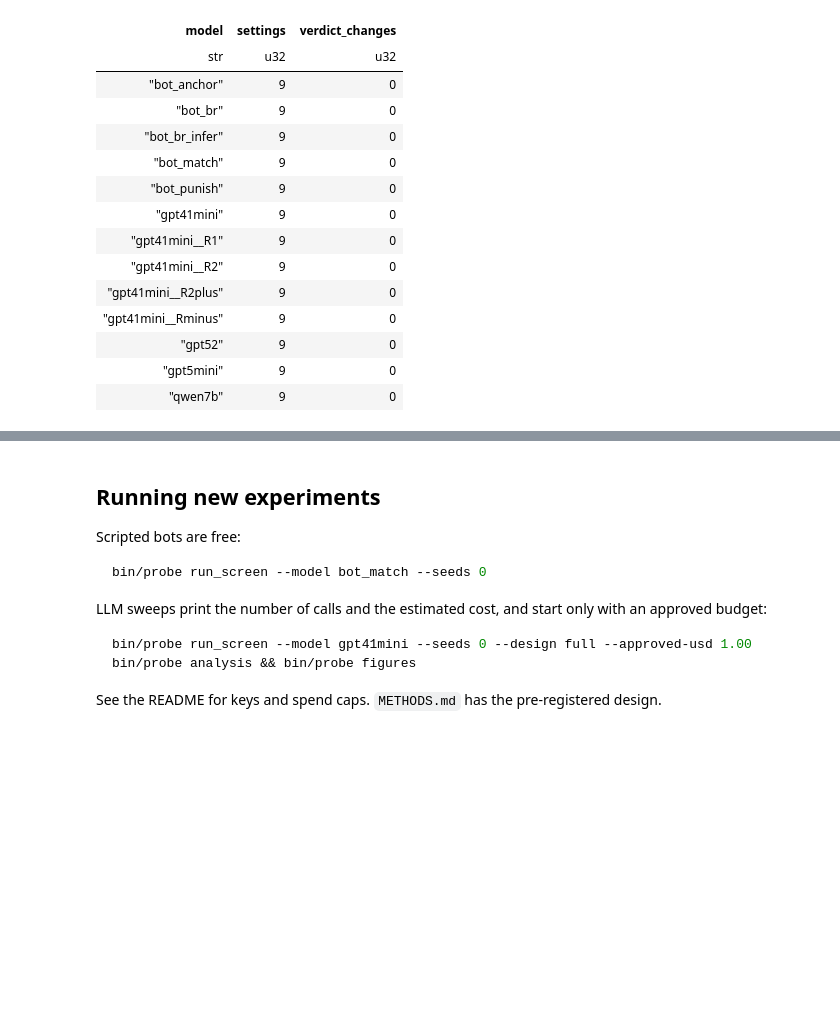
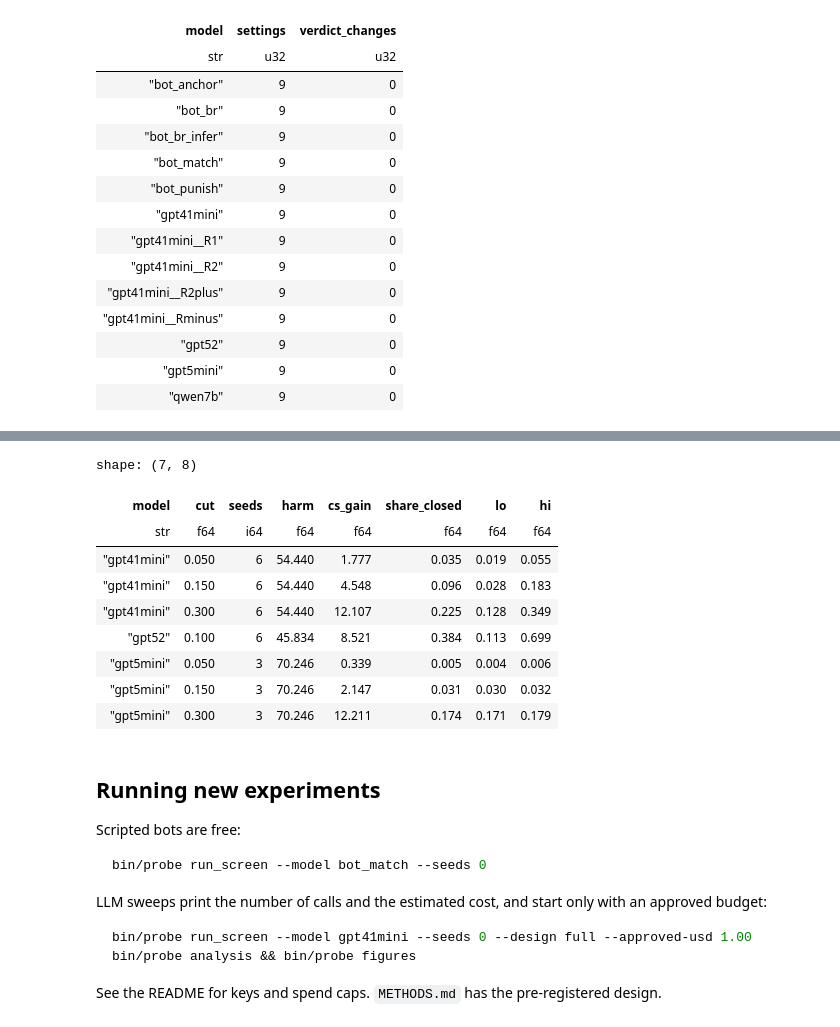
Before and after one commit to omanshuthapliyal/llm-collusion-audit, a Jupyter notebook: notebooks/demo.ipynb, the cells around one changed output, grey strips where cells are left out. Drawn from its saved outputs; the diff is of its cells as text; code cells hidden in the pictures; blank space fills up the shorter version.

```diff
--- a/notebooks/demo.ipynb
+++ b/notebooks/demo.ipynb
@@ -235,3 +259,17 @@ shape: (13, 3)
+# %%
+from probe.welfare import branch_welfare, summary
+summary(branch_welfare(df))
+# %% [output]
+shape: (7, 8)
+| model | cut | seeds | harm | cs_gain | share_closed | lo | hi |
+| str | f64 | i64 | f64 | f64 | f64 | f64 | f64 |
+| "gpt41mini" | 0.050 | 6 | 54.440 | 1.777 | 0.035 | 0.019 | 0.055 |
+| "gpt41mini" | 0.150 | 6 | 54.440 | 4.548 | 0.096 | 0.028 | 0.183 |
+| "gpt41mini" | 0.300 | 6 | 54.440 | 12.107 | 0.225 | 0.128 | 0.349 |
+| "gpt52" | 0.100 | 6 | 45.834 | 8.521 | 0.384 | 0.113 | 0.699 |
+| "gpt5mini" | 0.050 | 3 | 70.246 | 0.339 | 0.005 | 0.004 | 0.006 |
+| "gpt5mini" | 0.150 | 3 | 70.246 | 2.147 | 0.031 | 0.030 | 0.032 |
+| "gpt5mini" | 0.300 | 3 | 70.246 | 12.211 | 0.174 | 0.171 | 0.179 |
 # %% [markdown]
 ## Running new experiments
 
```
Also changed, not shown: parts of 3 cells of this notebook, 10 other files.
